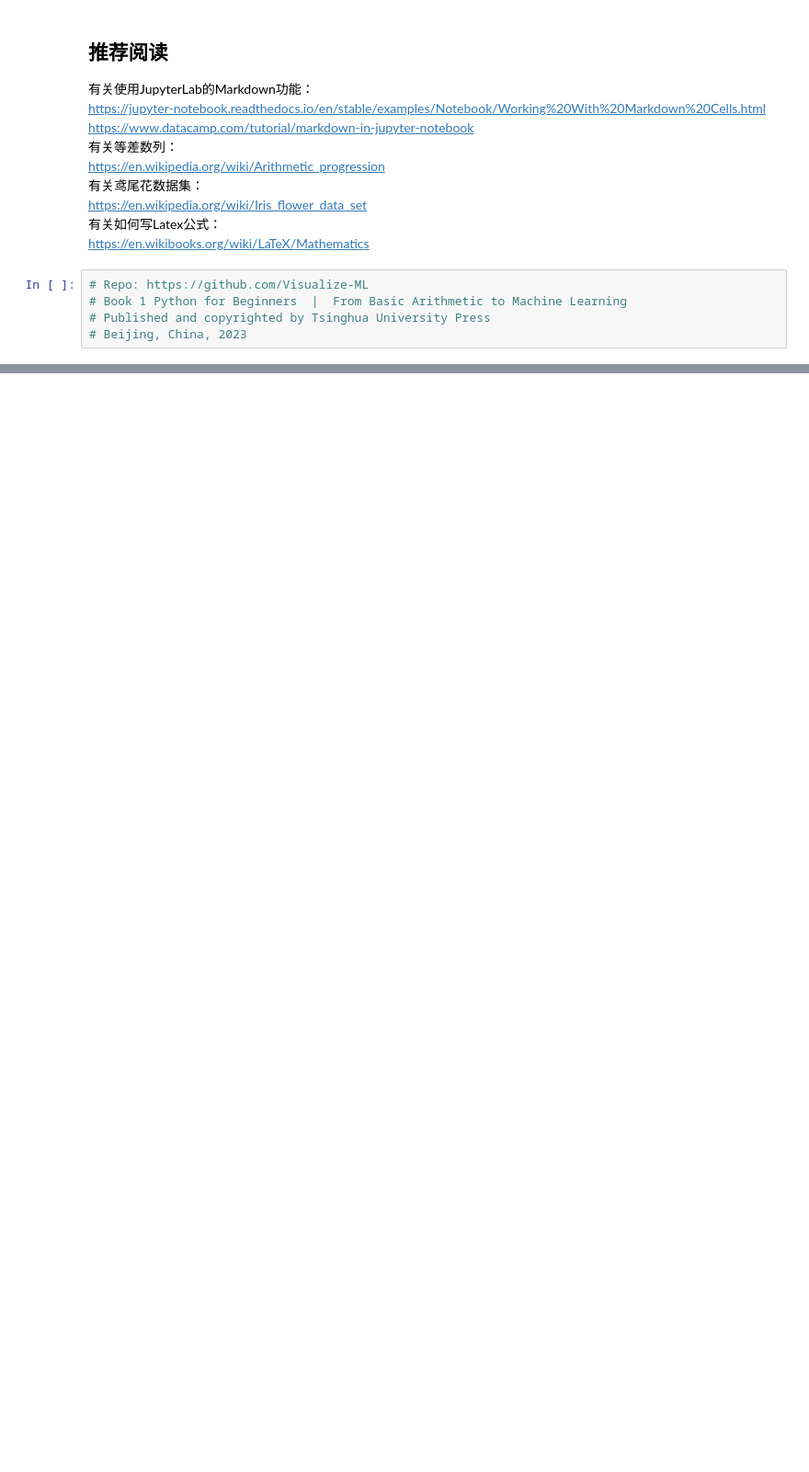
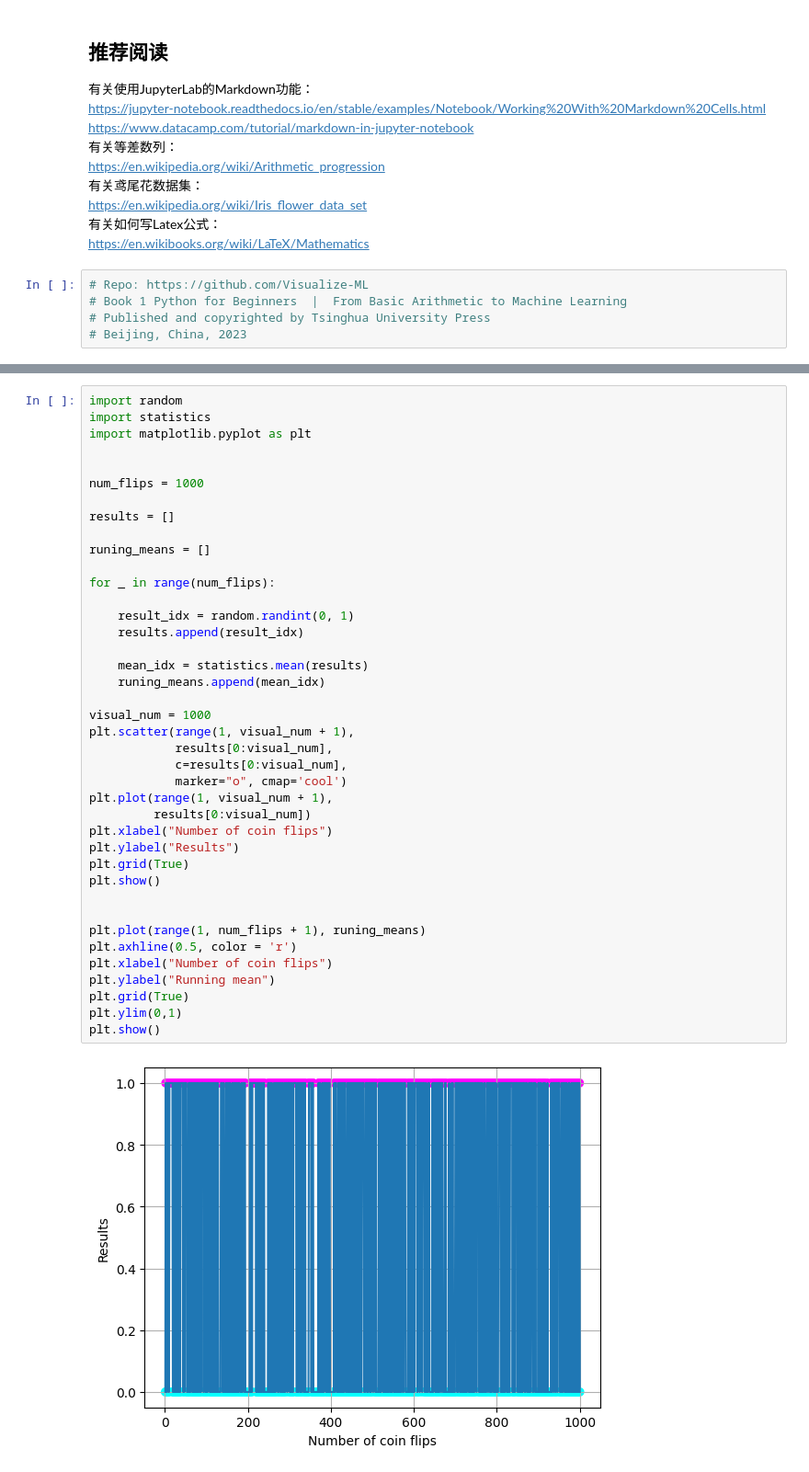
Before and after one commit to Qualia0503/ML_Review, a Jupyter notebook: 01_Math_Letax.ipynb, the cells around one changed output, grey strips where cells are left out. Shown at 92% size. Cells and saved outputs as stored; diff of their text form; blank space fills up the shorter version.

```diff
--- a/01_Math_Letax.ipynb
+++ b/01_Math_Letax.ipynb
@@ -298,0 +301,42 @@ https://en.wikibooks.org/wiki/LaTeX/Mathematics
+# %%
+import random
+import statistics
+import matplotlib.pyplot as plt
+
+
+num_flips = 1000
+
+results = []
+
+runing_means = []
+
+for _ in range(num_flips):
+
+    result_idx = random.randint(0, 1)
+    results.append(result_idx)
+
+    mean_idx = statistics.mean(results)
+    runing_means.append(mean_idx)
+
+visual_num = 1000
+plt.scatter(range(1, visual_num + 1),
+            results[0:visual_num],
+            c=results[0:visual_num],
+            marker="o", cmap='cool')
+plt.plot(range(1, visual_num + 1),
+         results[0:visual_num])
+plt.xlabel("Number of coin flips")
+plt.ylabel("Results")
+plt.grid(True)
+plt.show()
+
+
+plt.plot(range(1, num_flips + 1), runing_means)
+plt.axhline(0.5, color = 'r')
+plt.xlabel("Number of coin flips")
+plt.ylabel("Running mean")
+plt.grid(True)
+plt.ylim(0,1)
+plt.show()
+# %% [output]
+[figure, added]
```
Also changed, not shown: parts of 4 cells of this notebook, 27 other files.
